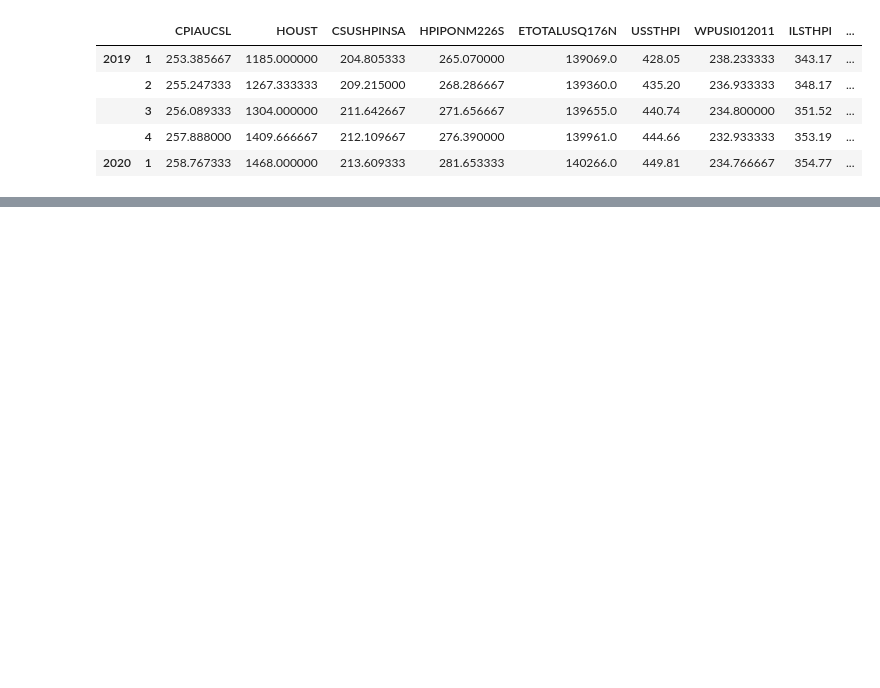
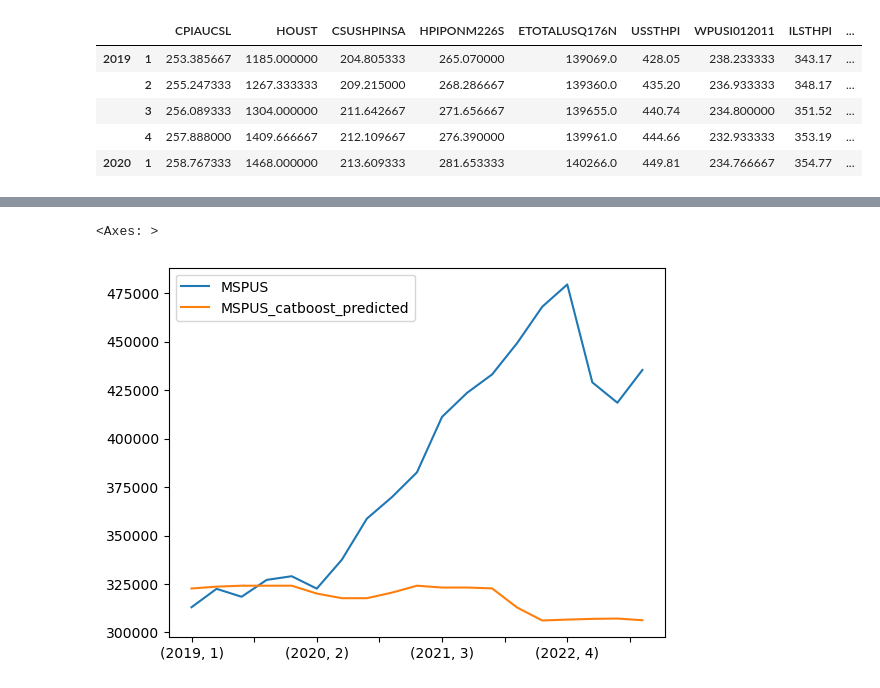
Before and after one commit to EvanGrillo/nu-fin-project2, a Jupyter notebook: notebooks/housing_predictions.ipynb, the cells around one changed output, grey strips where cells are left out. Saved outputs shown, nothing was run; the diff lists cells and outputs as text; code cells hidden in the pictures; blank space fills up the shorter version.

```diff
--- a/notebooks/housing_predictions.ipynb
+++ b/notebooks/housing_predictions.ipynb
@@ -628,0 +640,2 @@ housing_predictions_df[['MSPUS', 'MSPUS_lr_predicted', 'MSPUS_neural_predicted',
+# %%
+model = cb.CatBoostRegressor(loss_function='RMSE')
@@ -628,0 +684,7 @@ housing_predictions_df[['MSPUS', 'MSPUS_lr_predicted', 'MSPUS_neural_predicted',
+# %%
+pred = model.predict(X_test_scaled)
+rmse = (np.sqrt(mean_squared_error(y_test, pred)))
+r2 = r2_score(y_test, pred)
+print('Testing performance')
+print('RMSE: {:.2f}'.format(rmse))
+print('R2: {:.2f}'.format(r2))
@@ -628,0 +712,7 @@ housing_predictions_df[['MSPUS', 'MSPUS_lr_predicted', 'MSPUS_neural_predicted',
+# %%
+housing_predictions_df['MSPUS_catboost_predicted'] = pred
+# %%
+housing_predictions_df[['MSPUS', 'MSPUS_catboost_predicted']].plot()
+# %% [output]
+<Axes: >
+[figure, added]
```
Also changed, not shown: parts of 18 cells of this notebook.
